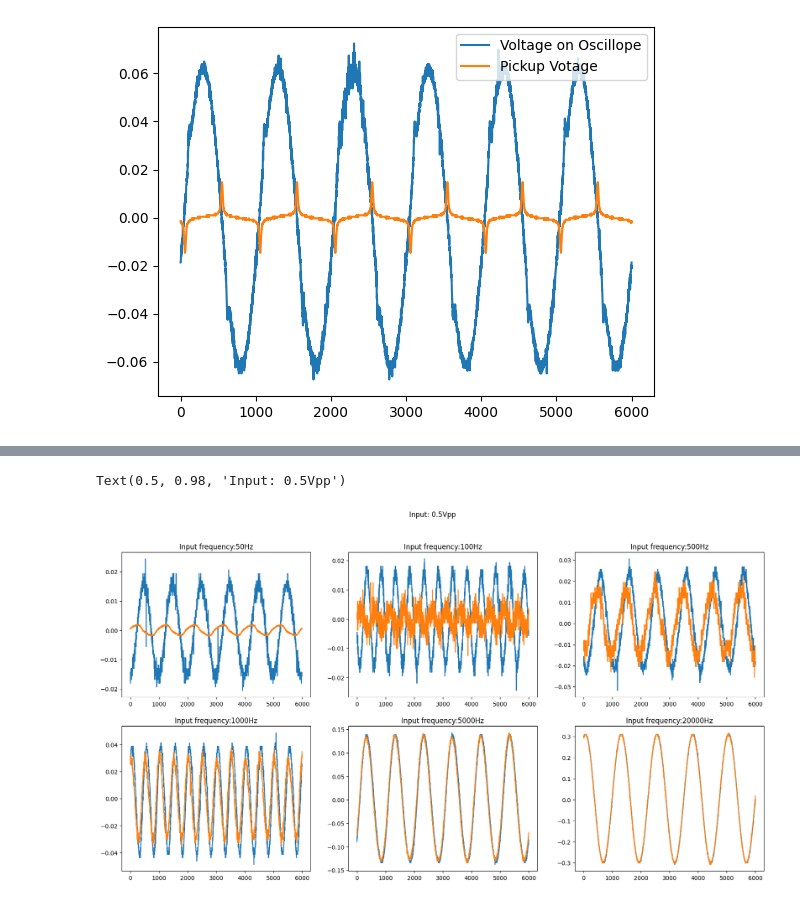
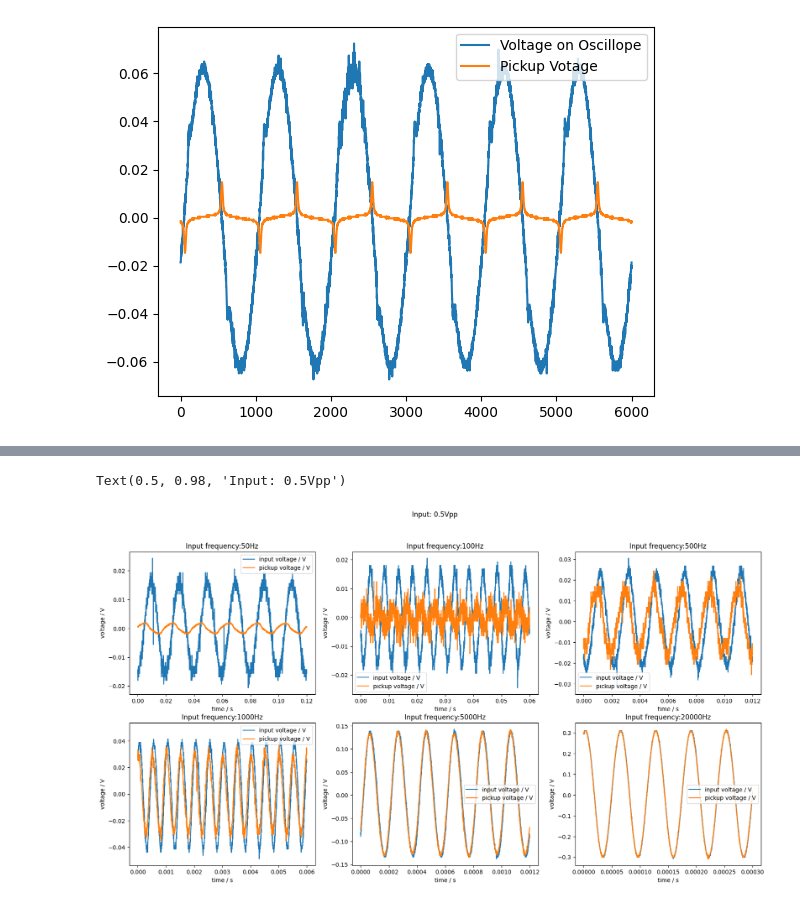
Before and after one commit to yyhshdu1/new_cavity, a Jupyter notebook: windfreak/hystersis_loop_plot.ipynb, the cells around one changed output, grey strips where cells are left out. Cells and saved outputs as stored; diff of their text form; code cells hidden in the pictures.

```diff
--- a/windfreak/hystersis_loop_plot.ipynb
+++ b/windfreak/hystersis_loop_plot.ipynb
@@ -35,13 +35,13 @@ def get_data(fname):
             z.append(posi)
     return B, z
 # %%
-fname = "hystersis_2_23_2024.hdf"
+fname = "hystersis_2_28_2024.hdf"
 Vin = []
 Vpick = []
 Vamp = [0.5,1,2,5,10]
 with h5py.File(fname, "a") as f:
     for i in range(1, 6):
-        dset = f[f"R-{i}"]
+        dset = f[f"10-{i}"]
         Vin.append(dset[0])
         Vpick.append(dset[1])
 # %%
@@ -53,13 +53,20 @@ plt.legend()
 [figure]
 # %%
 fig, ax = plt.subplots(2,3,figsize=(20, 10))
+tim_mea = np.linspace(0,0.6,6000)
 for i in range(5):
     if i < 3 :
-        ax[0,i].plot(Vin[i])
-        ax[0,i].plot(Vpick[i])
+        ax[0,i].plot(tim_mea,Vin[i], label = "input voltage / V")
+        ax[0,i].plot(tim_mea,Vpick[i], label = "pickup voltage / V")
         ax[0,i].set_title("Input Voltage Amp:" + str(Vamp[i])+"Vpp")
+        ax[0,i].set_xlabel("time / s")
+        ax[0,i].set_ylabel("voltage / V")
+        ax[0,i].legend()
     else:
-        ax[1,i-3].plot(Vin[i])
-        ax[1,i-3].plot(Vpick[i])
+        ax[1,i-3].plot(tim_mea,Vin[i], label = "input voltage / V")
+        ax[1,i-3].plot(tim_mea,Vpick[i], label = "pickup voltage / V")
         ax[1,i-3].set_title("Input Voltage Amp:" + str(Vamp[i])+"Vpp")
+        ax[1,i-3].set_xlabel("time / s")
+        ax[1,i-3].set_ylabel("voltage / V")
+        ax[1,i-3].legend()
 # %% [output]
@@ -75,20 +82,29 @@ with h5py.File(fname, "a") as f:
         Vpick.append(dset[1])
 # %%
 fig, ax = plt.subplots(2,3,figsize=(20, 10))
+tim_mea = []
+for i in range(6):
+    tim_mea.append(np.linspace(0,6/int(fre[i]),6000))
 for i in range(6):
     if i < 3 :
-        ax[0,i].plot(Vin[i])
-        ax[0,i].plot(Vpick[i])
+        ax[0,i].plot(tim_mea[i],Vin[i], label = "input voltage / V")
+        ax[0,i].plot(tim_mea[i],Vpick[i], label = "pickup voltage / V")
         ax[0,i].set_title("Input frequency:" + str(fre[i])+"Hz")
+        ax[0,i].set_xlabel("time / s")
+        ax[0,i].set_ylabel("voltage / V")
+        ax[0,i].legend()
     else:
-        ax[1,i-3].plot(Vin[i])
-        ax[1,i-3].plot(Vpick[i])
+        ax[1,i-3].plot(tim_mea[i],Vin[i], label = "input voltage / V")
+        ax[1,i-3].plot(tim_mea[i],Vpick[i], label = "pickup voltage / V")
         ax[1,i-3].set_title("Input frequency:" + str(fre[i])+"Hz")
+        ax[1,i-3].set_xlabel("time / s")
+        ax[1,i-3].set_ylabel("voltage / V")
+        ax[1,i-3].legend()
 
 fig.suptitle("Input: 0.5Vpp")
 # %% [output]
 Text(0.5, 0.98, 'Input: 0.5Vpp')
-[figure, old version]
+[figure, new version]
 # %%
 def test_func(x, a ,b, c):
     return a * np.sin(b * x + c)
```
Also changed, not shown: parts of 11 cells of this notebook.
